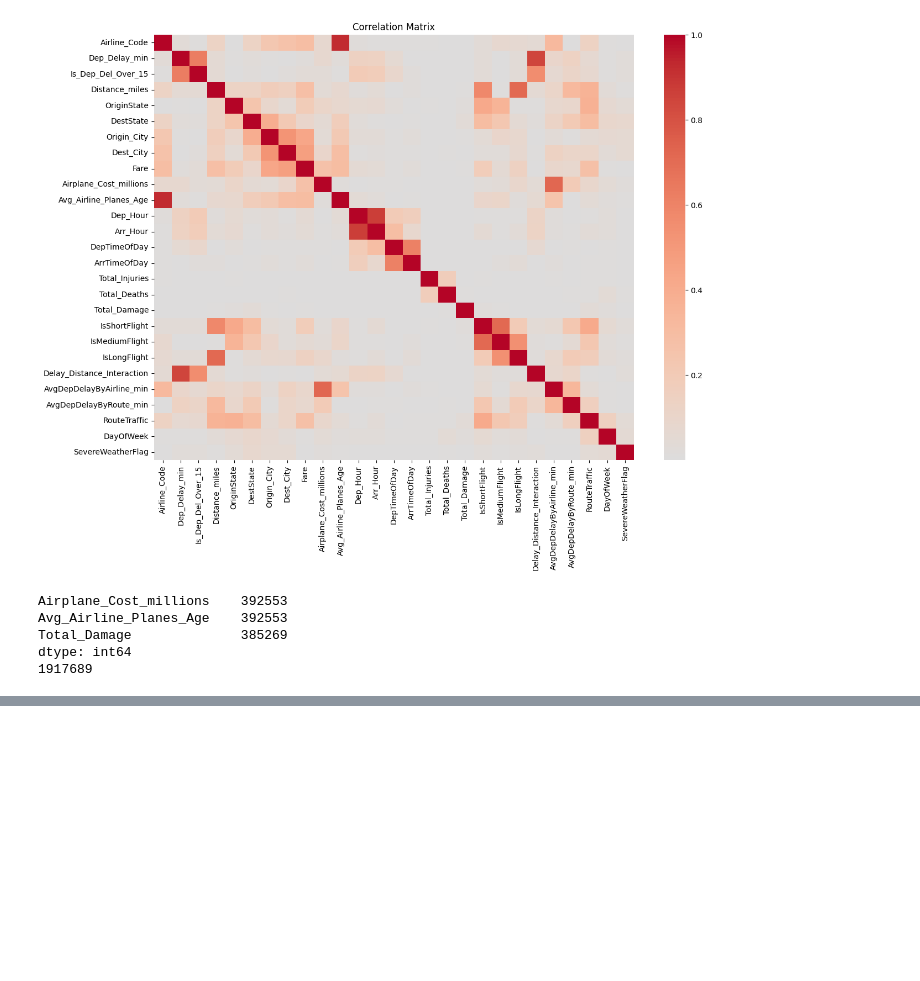
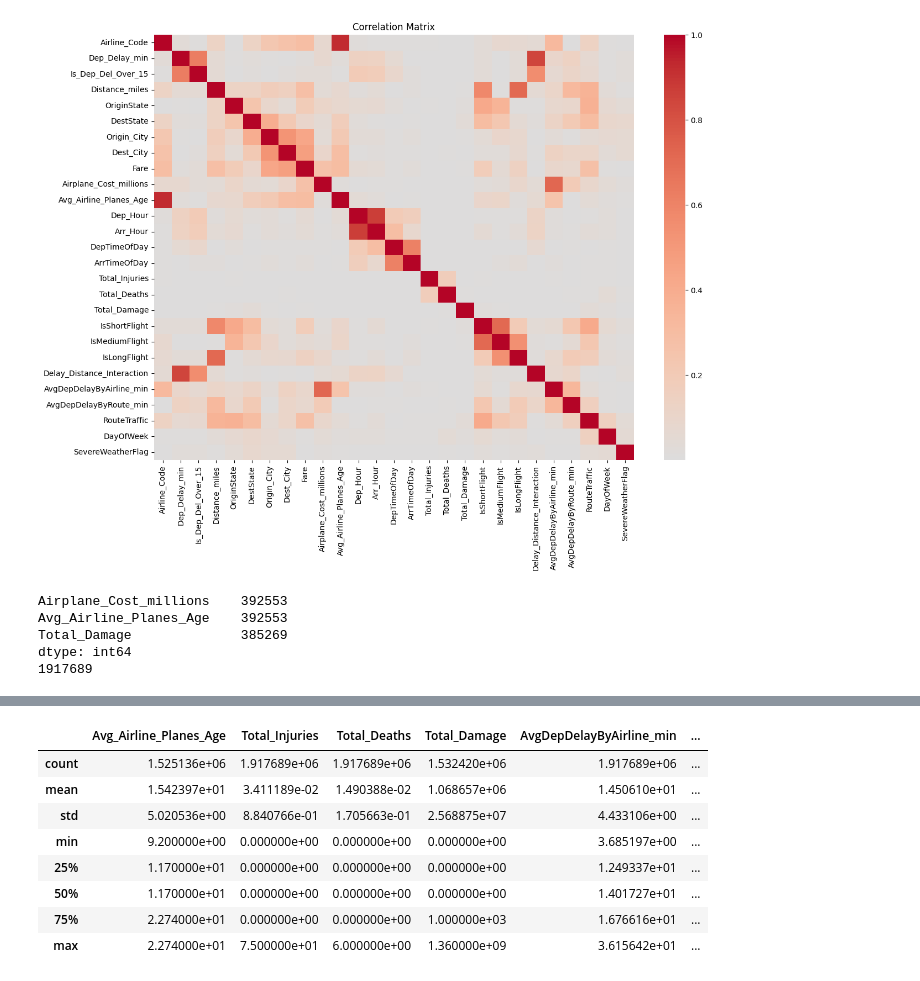
Before and after one commit to harshgupta6789/cap5771sp25-project, a Jupyter notebook: Scripts/feature_engineering.ipynb, the cells around one changed output, grey strips where cells are left out. Cells and saved outputs as stored; diff of their text form; code cells hidden in the pictures; blank space fills up the shorter version.

```diff
--- a/Scripts/feature_engineering.ipynb
+++ b/Scripts/feature_engineering.ipynb
@@ -583,0 +607,14 @@ XGBoost:             0.9800
+# %%
+feature_df = df[['Avg_Airline_Planes_Age','Total_Injuries','Total_Deaths','Total_Damage','AvgDepDelayByAirline_min','AvgDepDelayByRoute_min','Route','RouteTraffic','SevereWeatherFlag','Delay_Distance_Interaction', 'IsShortFlight', 'IsMediumFlight', 'IsLongFlight']]
+# %%
+feature_df.describe()
+# %% [output]
+|  | Avg_Airline_Planes_Age | Total_Injuries | Total_Deaths | Total_Damage | AvgDepDelayByAirline_min | ... |
+| count | 1.525136e+06 | 1.917689e+06 | 1.917689e+06 | 1.532420e+06 | 1.917689e+06 | ... |
+| mean | 1.542397e+01 | 3.411189e-02 | 1.490388e-02 | 1.068657e+06 | 1.450610e+01 | ... |
+| std | 5.020536e+00 | 8.840766e-01 | 1.705663e-01 | 2.568875e+07 | 4.433106e+00 | ... |
+| min | 9.200000e+00 | 0.000000e+00 | 0.000000e+00 | 0.000000e+00 | 3.685197e+00 | ... |
+| 25% | 1.170000e+01 | 0.000000e+00 | 0.000000e+00 | 0.000000e+00 | 1.249337e+01 | ... |
+| 50% | 1.170000e+01 | 0.000000e+00 | 0.000000e+00 | 0.000000e+00 | 1.401727e+01 | ... |
+| 75% | 2.274000e+01 | 0.000000e+00 | 0.000000e+00 | 1.000000e+03 | 1.676616e+01 | ... |
+| max | 2.274000e+01 | 7.500000e+01 | 6.000000e+00 | 1.360000e+09 | 3.615642e+01 | ... |
```
Also changed, not shown: parts of 6 cells of this notebook, 1 other file.
